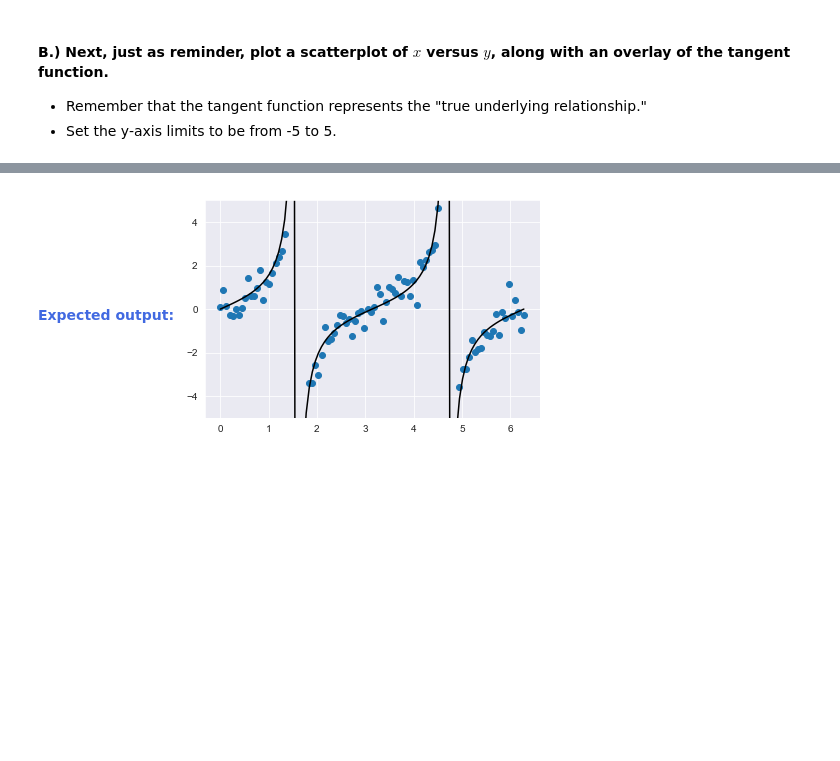
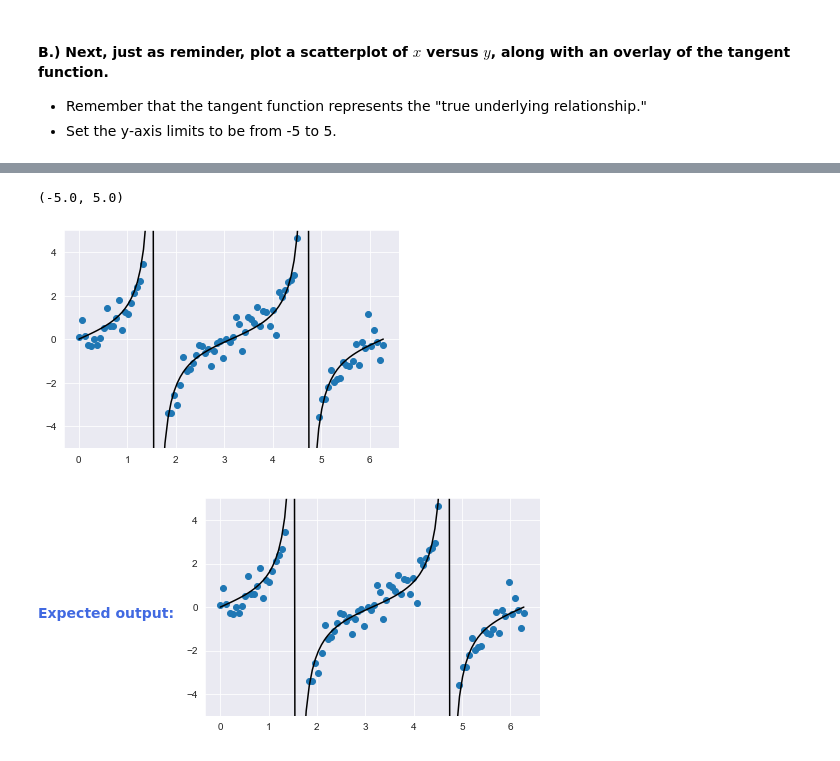
Before and after one commit to tundeiness/How_the_World_Works, a Jupyter notebook: 2 - Workbook - Starting Simple.ipynb, the cells around one changed output, grey strips where cells are left out. Drawn from its saved outputs; the diff is of its cells as text; code cells hidden in the pictures; blank space fills up the shorter version.

```diff
--- a/2 - Workbook - Starting Simple.ipynb
+++ b/2 - Workbook - Starting Simple.ipynb
@@ -291,0 +330,3 @@ Alright, let's revisit the noisy tangent simulated dataset from the previous mod
+# %%
+tangent_df = pd.read_csv('new_simulation')
+tangent_df.head()
@@ -337,3 +382,10 @@ Alright, let's revisit the noisy tangent simulated dataset from the previous mod
+# %%
+plt.scatter(tangent_df.x, tangent_df.y)
+plt.plot(tangent_df.x, np.tan(tangent_df.x), color='k')
+plt.ylim(-5, 5)
+# %% [output]
+(-5.0, 5.0)
+[figure, added]
 # %% [markdown]
 <strong style="color:RoyalBlue">Expected output:</strong>
 <img src="embedded-picture-1">
```
Also changed, not shown: parts of 29 cells of this notebook, 1 other file.
